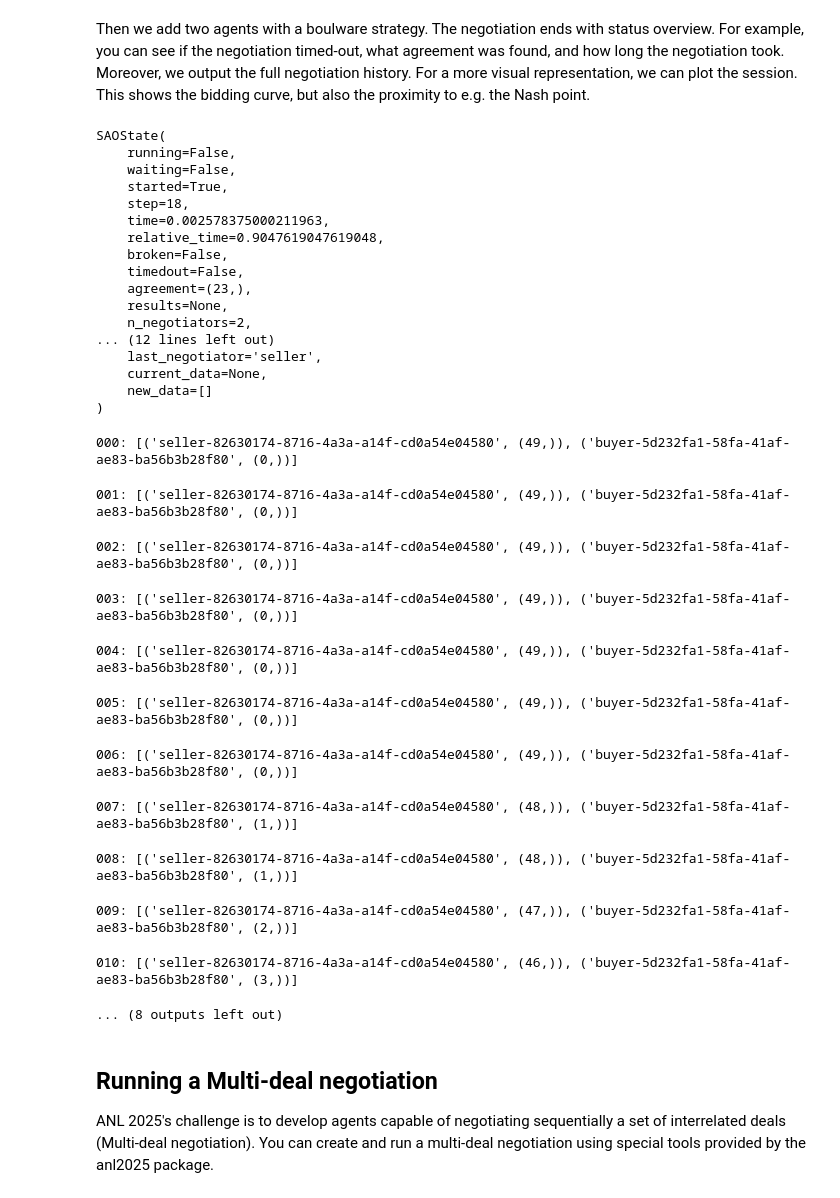
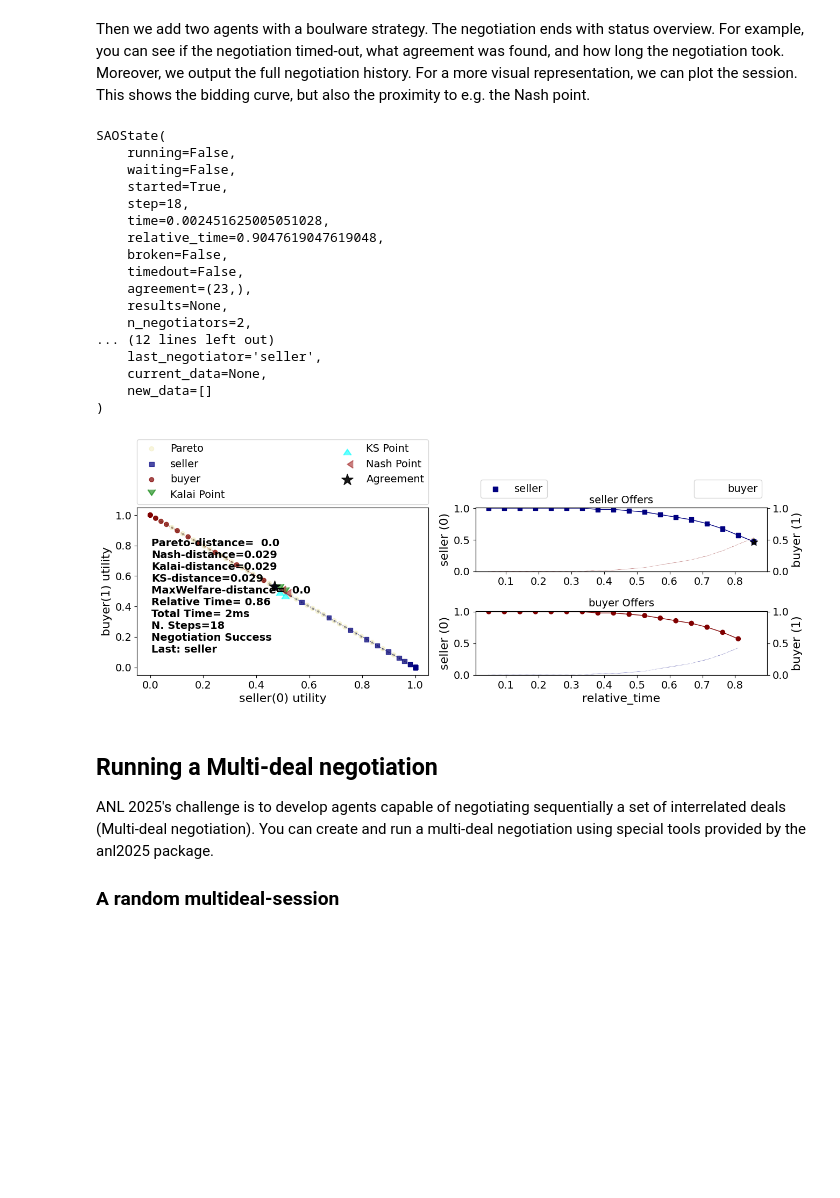
Before and after one commit to autoneg/anl2025, a Jupyter notebook: notebooks/tutorials/Tutorial_run_a_negotiation.ipynb, the cells around one changed output. Cells and saved outputs as stored; diff of their text form; code cells hidden in the pictures; blank space fills up the shorter version.

```diff
--- a/notebooks/tutorials/Tutorial_run_a_negotiation.ipynb
+++ b/notebooks/tutorials/Tutorial_run_a_negotiation.ipynb
@@ -77,51 +77,37 @@ Then we add two agents with a boulware strategy. The negotiation ends with statu
 # %%
 # create and add agent A and B
 session.add(Boulware(name="seller"), ufun=seller_utility)
 session.add(Boulware(name="buyer"), ufun=buyer_utility)
 
 # run the negotiation and show the results
 print(session.run())
-
-# negotiation history
-for i, _ in enumerate(session.history):
-    print(f"{i:03}: {_.new_offers}")  # the first line gives the offer of the seller and the buyer  in the first round
-
 session.plot(ylimits=(0.0, 1.01), show_reserved=False, mark_max_welfare_points=False)
 plt.show()
 # %% [output]
 SAOState(
     running=False,
     waiting=False,
     started=True,
     step=18,
-    time=0.002578375000211963,
+    time=0.002451625005051028,
     relative_time=0.9047619047619048,
     broken=False,
     timedout=False,
     agreement=(23,),
     results=None,
     n_negotiators=2,
 ... (12 lines left out)
     last_negotiator='seller',
     current_data=None,
     new_data=[]
 )
-000: [('seller-82630174-8716-4a3a-a14f-cd0a54e04580', (49,)), ('buyer-5d232fa1-58fa-41af-ae83-ba56b3b28f80', (0,))]
-001: [('seller-82630174-8716-4a3a-a14f-cd0a54e04580', (49,)), ('buyer-5d232fa1-58fa-41af-ae83-ba56b3b28f80', (0,))]
-002: [('seller-82630174-8716-4a3a-a14f-cd0a54e04580', (49,)), ('buyer-5d232fa1-58fa-41af-ae83-ba56b3b28f80', (0,))]
-003: [('seller-82630174-8716-4a3a-a14f-cd0a54e04580', (49,)), ('buyer-5d232fa1-58fa-41af-ae83-ba56b3b28f80', (0,))]
-004: [('seller-82630174-8716-4a3a-a14f-cd0a54e04580', (49,)), ('buyer-5d232fa1-58fa-41af-ae83-ba56b3b28f80', (0,))]
-005: [('seller-82630174-8716-4a3a-a14f-cd0a54e04580', (49,)), ('buyer-5d232fa1-58fa-41af-ae83-ba56b3b28f80', (0,))]
-006: [('seller-82630174-8716-4a3a-a14f-cd0a54e04580', (49,)), ('buyer-5d232fa1-58fa-41af-ae83-ba56b3b28f80', (0,))]
-007: [('seller-82630174-8716-4a3a-a14f-cd0a54e04580', (48,)), ('buyer-5d232fa1-58fa-41af-ae83-ba56b3b28f80', (1,))]
-008: [('seller-82630174-8716-4a3a-a14f-cd0a54e04580', (48,)), ('buyer-5d232fa1-58fa-41af-ae83-ba56b3b28f80', (1,))]
-009: [('seller-82630174-8716-4a3a-a14f-cd0a54e04580', (47,)), ('buyer-5d232fa1-58fa-41af-ae83-ba56b3b28f80', (2,))]
-010: [('seller-82630174-8716-4a3a-a14f-cd0a54e04580', (46,)), ('buyer-5d232fa1-58fa-41af-ae83-ba56b3b28f80', (3,))]
-... (8 outputs left out)
+[figure, added]
 # %% [markdown]
 ## Running a Multi-deal negotiation
 
 ANL 2025's challenge is to develop agents capable of negotiating sequentially a set of interrelated deals (Multi-deal negotiation). You can create and run a multi-deal negotiation using special tools provided by the anl2025 package.
+
+### A random multideal-session
 # %%
 from anl2025.runner import run_generated_session
 
```
Also changed, not shown: parts of 4 cells of this notebook, 5 other files.
